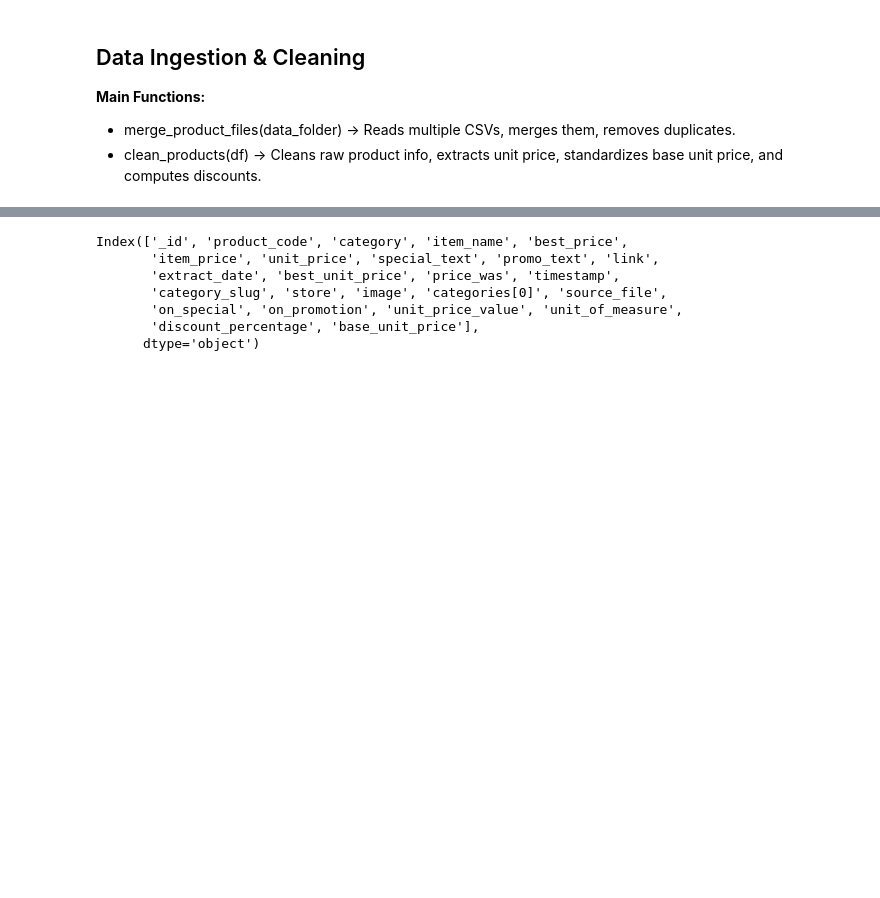
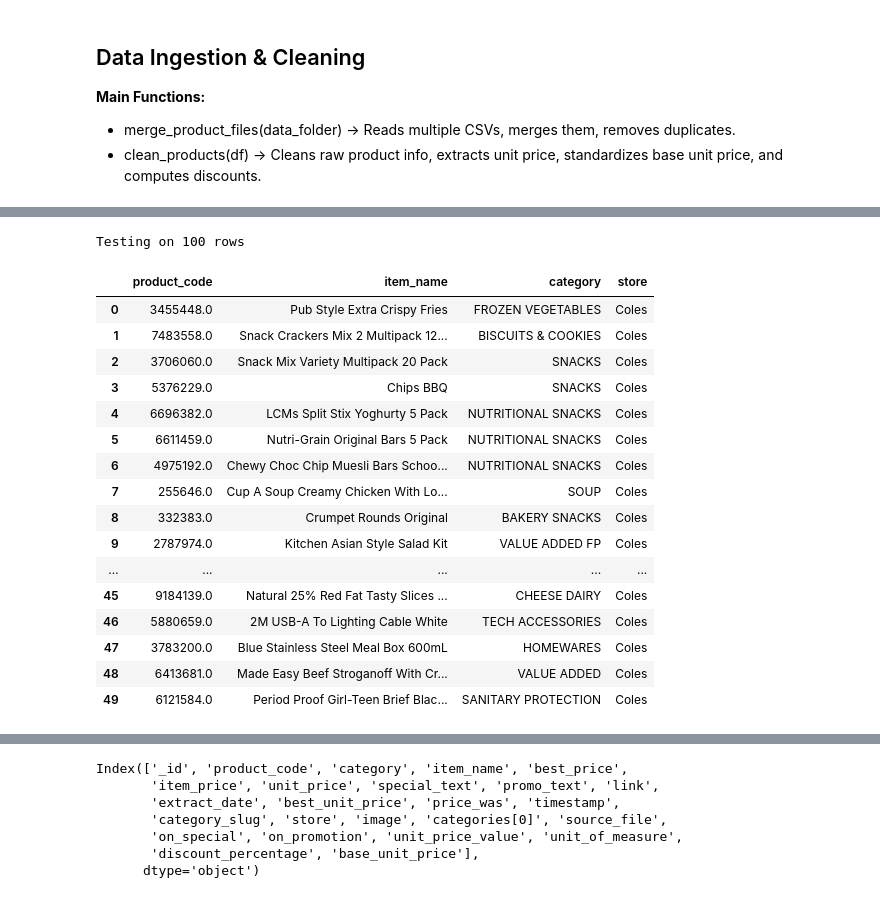
Before and after one commit to falah2001/DiscountMate_new, a Jupyter notebook: ML/SMART CART/Falah Code/smart_cart_data_preprocessing.ipynb, the cells around one changed output, grey strips where cells are left out. Drawn from its saved outputs; the diff is of its cells as text; code cells hidden in the pictures; blank space fills up the shorter version.

```diff
--- a/ML/SMART CART/Falah Code/smart_cart_data_preprocessing.ipynb
+++ b/ML/SMART CART/Falah Code/smart_cart_data_preprocessing.ipynb
@@ -35,11 +35,11 @@ def merge_product_files(data_folder='data'):
     combined_df = pd.concat(dfs, ignore_index=True)
 
     # Remove exact duplicates (same data from multiple files)
-    combined_df.drop_duplicates(
-        subset=['product_code'],  # Assuming this is your unique ID
-        keep='first',
-        inplace=True
-    )
+    # combined_df.drop_duplicates(
+    #     subset=['product_code'],  # Assuming this is your unique ID
+    #     keep='first',
+    #     inplace=True
+    # )
 
     return combined_df
 # %%
@@ -230,0 +295,52 @@ products_df = merge_product_files(folder_path)
+# %%
+import pandas as pd
+import numpy as np
+
+from sentence_transformers import SentenceTransformer
+from sklearn.cluster import DBSCAN
+from sklearn.metrics.pairwise import cosine_similarity
+
+# -----------------------------
+# 1. Pick a SMALL test subset
+# -----------------------------
+
+# Make sure product_code is string so grouping works properly
+products_df['product_code'] = products_df['product_code'].astype(str)
+
+# Find product codes that have more than one distinct name
+codes_with_name_variants = (
+    products_df.groupby('product_code')['item_name']
+    .nunique()
+    .loc[lambda x: x > 1]     # only codes with >1 different name
+    .index
+)
+
+# Filter rows for only those codes
+variant_rows = products_df[
+    products_df['product_code'].isin(codes_with_name_variants)
+][['product_code', 'item_name', 'category', 'store']].drop_duplicates()
+
+# 👉 IMPORTANT: Limit to a small sample so it runs fast (change 30 → 50, 100 later)
+test_df = variant_rows.head(100).reset_index(drop=True)
+
+print("Testing on", len(test_df), "rows")
+display(test_df.head(50))
+# %% [output]
+Testing on 100 rows
+|  | product_code | item_name | category | store |
+| 0 | 3455448.0 | Pub Style Extra Crispy Fries | FROZEN VEGETABLES | Coles |
+| 1 | 7483558.0 | Snack Crackers Mix 2 Multipack 12... | BISCUITS & COOKIES | Coles |
+| 2 | 3706060.0 | Snack Mix Variety Multipack 20 Pack | SNACKS | Coles |
+| 3 | 5376229.0 | Chips BBQ | SNACKS | Coles |
+| 4 | 6696382.0 | LCMs Split Stix Yoghurty 5 Pack | NUTRITIONAL SNACKS | Coles |
+| 5 | 6611459.0 | Nutri-Grain Original Bars 5 Pack | NUTRITIONAL SNACKS | Coles |
+| 6 | 4975192.0 | Chewy Choc Chip Muesli Bars Schoo... | NUTRITIONAL SNACKS | Coles |
+| 7 | 255646.0 | Cup A Soup Creamy Chicken With Lo... | SOUP | Coles |
+| 8 | 332383.0 | Crumpet Rounds Original | BAKERY SNACKS | Coles |
+| 9 | 2787974.0 | Kitchen Asian Style Salad Kit | VALUE ADDED FP | Coles |
+| ... | ... | ... | ... | ... |
+| 45 | 9184139.0 | Natural 25% Red Fat Tasty Slices ... | CHEESE DAIRY | Coles |
+| 46 | 5880659.0 | 2M USB-A To Lighting Cable White | TECH ACCESSORIES | Coles |
+| 47 | 3783200.0 | Blue Stainless Steel Meal Box 600mL | HOMEWARES | Coles |
+| 48 | 6413681.0 | Made Easy Beef Stroganoff With Cr... | VALUE ADDED | Coles |
+| 49 | 6121584.0 | Period Proof Girl-Teen Brief Blac... | SANITARY PROTECTION | Coles |
```
Also changed, not shown: parts of 21 cells of this notebook, 1 other file.
